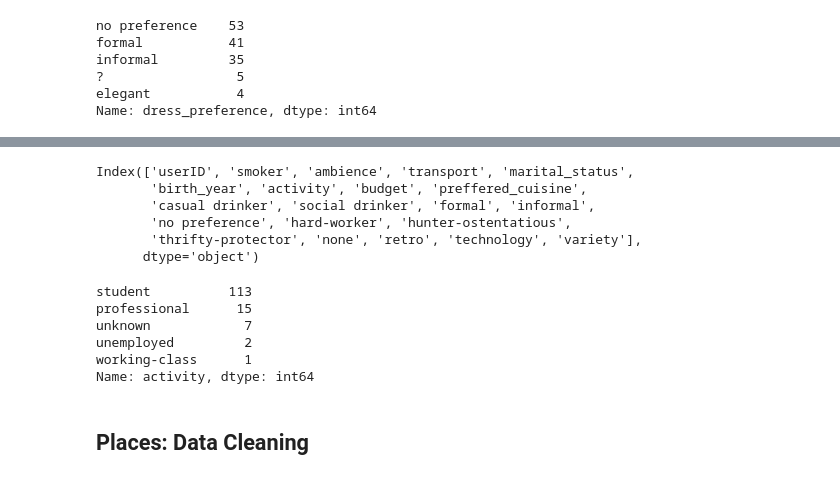
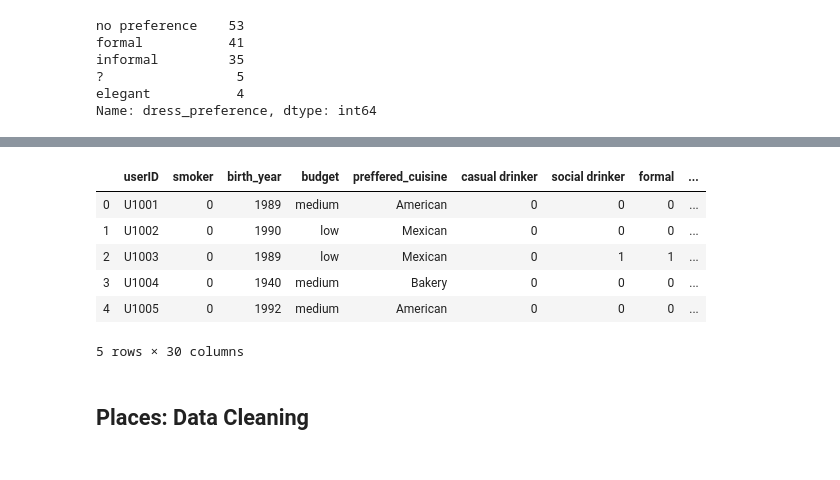
Before and after one commit to EdwinWalela/restaurant-recommender, a Jupyter notebook: Data analysis.ipynb, the cells around one changed output, grey strips where cells are left out. Saved outputs shown, nothing was run; the diff lists cells and outputs as text; code cells hidden in the pictures.

```diff
--- a/Data analysis.ipynb
+++ b/Data analysis.ipynb
@@ -151,12 +147,29 @@ user_profile.drop(['personality'],axis=1,inplace=True)
 interest = pd.get_dummies(data=user_profile['interest'],drop_first=True)
 user_profile = pd.concat([user_profile.reset_index(drop=True),interest.reset_index(drop=True)],axis=1)
 user_profile.drop(['interest'],axis=1,inplace=True)
+# %%
+ambience = pd.get_dummies(data=user_profile['ambience'],drop_first=True,prefix='ambience')
+user_profile = pd.concat([user_profile.reset_index(drop=True),ambience.reset_index(drop=True)],axis=1)
+user_profile.drop(['ambience'],axis=1,inplace=True)
+# %%
+transport = pd.get_dummies(data=user_profile['transport'],drop_first=True,prefix='trans')
+user_profile = pd.concat([user_profile.reset_index(drop=True),transport.reset_index(drop=True)],axis=1)
+user_profile.drop(['transport'],axis=1,inplace=True)
+# %%
+activity = pd.get_dummies(data=user_profile['activity'],drop_first=True,prefix='occ')
+user_profile = pd.concat([user_profile.reset_index(drop=True),activity.reset_index(drop=True)],axis=1)
+user_profile.drop(['activity'],axis=1,inplace=True)
+# %%
+marital_status = pd.get_dummies(data=user_profile['marital_status'],drop_first=True,prefix='marital')
+user_profile = pd.concat([user_profile.reset_index(drop=True),marital_status.reset_index(drop=True)],axis=1)
+user_profile.drop(['marital_status'],axis=1,inplace=True)
 # %%
-user_profile.columns
+user_profile.head()
 # %% [output]
+|  | userID | smoker | birth_year | budget | preffered_cuisine | casual drinker | social drinker | formal | ... |
+| 0 | U1001 | 0 | 1989 | medium | American | 0 | 0 | 0 | ... |
+| 1 | U1002 | 0 | 1990 | low | Mexican | 0 | 0 | 0 | ... |
+| 2 | U1003 | 0 | 1989 | low | Mexican | 0 | 1 | 1 | ... |
+| 3 | U1004 | 0 | 1940 | medium | Bakery | 0 | 0 | 0 | ... |
+| 4 | U1005 | 0 | 1992 | medium | American | 0 | 0 | 0 | ... |
-Index(['userID', 'smoker', 'ambience', 'transport', 'marital_status',
-       'birth_year', 'activity', 'budget', 'preffered_cuisine',
-       'casual drinker', 'social drinker', 'formal', 'informal',
-       'no preference', 'hard-worker', 'hunter-ostentatious',
-       'thrifty-protector', 'none', 'retro', 'technology', 'variety'],
-      dtype='object')
+5 rows × 30 columns
@@ -174,12 +176,3 @@ user_profile['activity'] = user_profile['activity'].apply(missing_encoder)
-# %%
-user_profile['activity'].value_counts()
-# %% [output]
-student          113
-professional      15
-unknown            7
-unemployed         2
-working-class      1
-Name: activity, dtype: int64
 # %% [markdown]
 ## Places: Data Cleaning
 # %%
```
Also changed, not shown: parts of 7 cells of this notebook.
